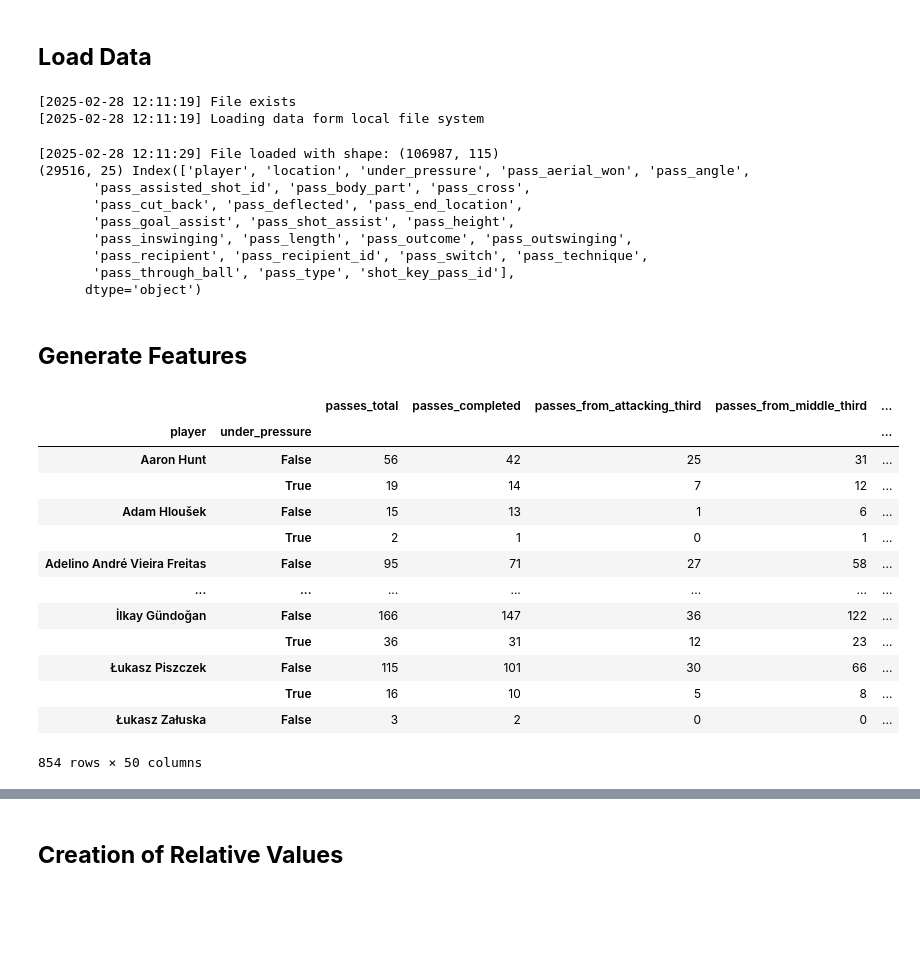
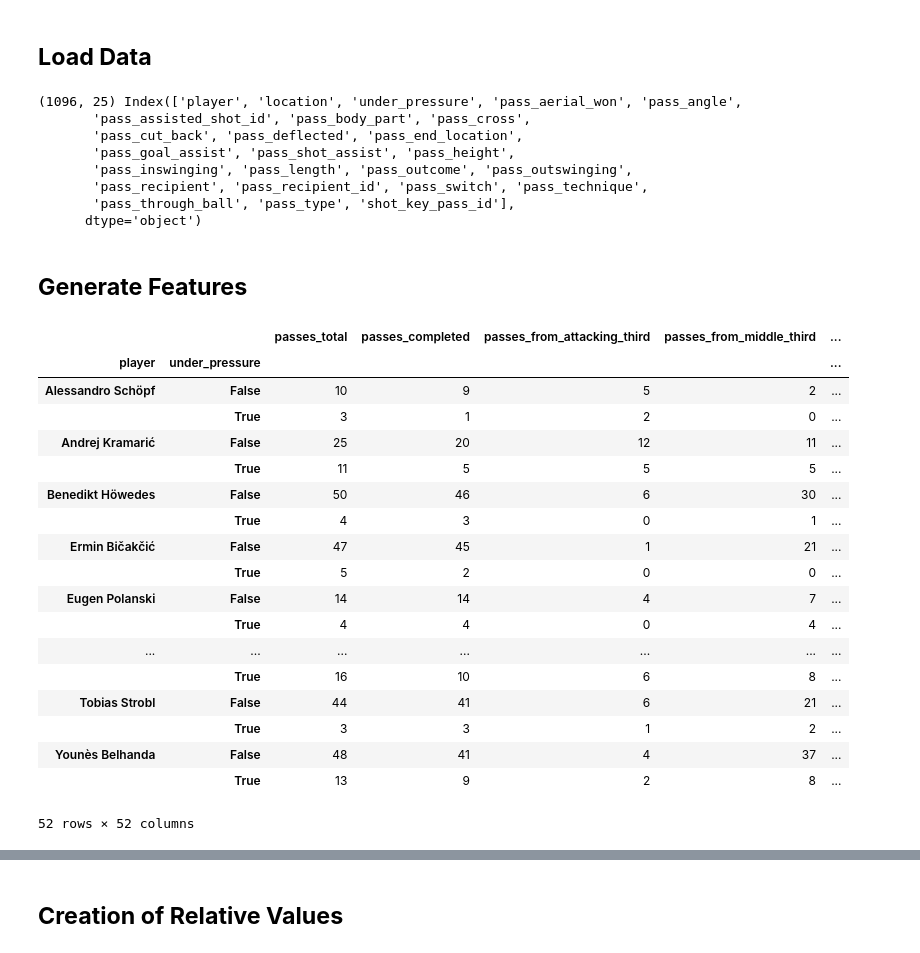
Before and after one commit to allorenz/football-player-similarity, a Jupyter notebook: src/passing.ipynb, the cells around one changed output, grey strips where cells are left out. Cells and saved outputs as stored; diff of their text form; code cells hidden in the pictures; blank space fills up the shorter version.

```diff
--- a/src/passing.ipynb
+++ b/src/passing.ipynb
@@ -96,20 +99,17 @@ def load_event_data(match=False):
         print(df.shape, df.columns)
         return df
 
-MATCH=False
+MATCH=True
 df = load_event_data(match=MATCH)
 # %% [output]
-[2025-02-28 12:11:19] File exists
-[2025-02-28 12:11:19] Loading data form local file system
+(1096, 25) Index(['player', 'location', 'under_pressure', 'pass_aerial_won', 'pass_angle',
+       'pass_assisted_shot_id', 'pass_body_part', 'pass_cross',
+       'pass_cut_back', 'pass_deflected', 'pass_end_location',
+       'pass_goal_assist', 'pass_shot_assist', 'pass_height',
+       'pass_inswinging', 'pass_length', 'pass_outcome', 'pass_outswinging',
+       'pass_recipient', 'pass_recipient_id', 'pass_switch', 'pass_technique',
+       'pass_through_ball', 'pass_type', 'shot_key_pass_id'],
+      dtype='object')
-[2025-02-28 12:11:29] File loaded with shape: (106987, 115)
-(29516, 25) Index(['player', 'location', 'under_pressure', 'pass_aerial_won', 'pass_angle',
-       'pass_assisted_shot_id', 'pass_body_part', 'pass_cross',
-       'pass_cut_back', 'pass_deflected', 'pass_end_location',
-       'pass_goal_assist', 'pass_shot_assist', 'pass_height',
-       'pass_inswinging', 'pass_length', 'pass_outcome', 'pass_outswinging',
-       'pass_recipient', 'pass_recipient_id', 'pass_switch', 'pass_technique',
-       'pass_through_ball', 'pass_type', 'shot_key_pass_id'],
-      dtype='object')
 # %% [markdown]
 ## __Generate Features__
 # %%
@@ -343,7 +343,7 @@ def player_pressure_grouping(df):
     df_with_flags['end_in_edge_box'] = df['pass_end_location'].apply(is_in_edge_of_the_box)
 
     # Pass type flags
-    df_with_flags['is_completed'] = df['pass_outcome'].apply(is_pass_completed)
+    df_with_flags['is_completed'] = df['pass_outcome'].isna()
     df_with_flags['is_vertical'] = df['pass_angle'].apply(is_vertical_pass)
     df_with_flags['is_horizontal'] = df['pass_angle'].apply(is_horizontal_pass)
     df_with_flags['is_backward'] = df['pass_angle'].apply(is_backward_pass)
@@ -353,6 +353,7 @@ def player_pressure_grouping(df):
     df_with_flags['is_switch'] = df['pass_switch'] == True
     df_with_flags['is_cross'] = df['pass_cross'] == True
     df_with_flags['is_cut_back'] = df['pass_cut_back'] == True
+    df_with_flags['is_through_ball'] = df['pass_technique'] == "Through Ball"
 
     # Pass length categories
     df_with_flags['is_short'] = (df['pass_length'] >= 5) & (df['pass_length'] <= 15)
@@ -374,7 +375,7 @@ def player_pressure_grouping(df):
     df_with_flags['into_box_not_from_box_completed'] = df_with_flags['into_box_not_from_box'] & df_with_flags['is_completed']
     df_with_flags['into_edge_box_not_from_edge_box'] = df_with_flags['end_in_edge_box'] & ~df_with_flags['is_in_edge_box']
     df_with_flags['into_edge_box_not_from_edge_box_completed'] = df_with_flags['into_edge_box_not_from_edge_box'] & df_with_flags['is_completed']
-
+    df_with_flags['is_through_ball_and_completed'] = (df_with_flags['is_through_ball']) & (df_with_flags['is_completed'])
 
     df_with_flags['within_attacking_third'] = df_with_flags['is_attacking_third'] & df_with_flags['end_attacking_third']
     df_with_flags['within_attacking_third_completed'] = df_with_flags['within_attacking_third'] & df_with_flags['is_completed']
@@ -427,6 +428,8 @@ def player_pressure_grouping(df):
         passes_into_goal_area=("end_in_goal_area", "sum"),
         passes_into_edge_of_the_box=("into_edge_box_not_from_edge_box", "sum"),
         passes_into_edge_of_the_box_completed=("into_edge_box_not_from_edge_box", "sum"),
+        passes_cuts_last_line_of_defence=("is_through_ball", "sum"),
+        passes_cuts_last_line_of_defence_completed=("is_through_ball_and_completed", "sum"),
         passes_within_attacking_third=("within_attacking_third", "sum"),
         passes_within_attacking_third_completed=("within_attacking_third_completed", "sum"),
         passes_total_distance=("pass_length", "sum"),
@@ -448,45 +451,50 @@ def player_pressure_grouping(df):
         passes_cut_back_into_edge_of_the_box=("cut_back_into_edge", "sum"),
         passes_high_vertical_into_edge_of_the_box=("high_vertical_into_edge", "sum"),
         passes_high_vertical_into_the_box=("high_vertical_into_box", "sum"),
         passes_low_vertical_into_edge_of_the_box=("low_vertical_into_edge", "sum"),
         passes_low_vertical_into_the_box=("low_vertical_into_box", "sum"),
         passes_high_horizontal_into_edge_of_the_box=("high_horizontal_into_edge", "sum"),
         passes_high_horizontal_into_the_box=("high_horizontal_into_box", "sum"),
         passes_low_horizontal_into_edge_of_the_box=("low_horizontal_into_edge", "sum"),
         passes_low_horizontal_into_the_box=("low_horizontal_into_box", "sum"),
         passes_progressive=("is_progressive", "sum"),
         passes_progressive_completed=("is_progressive_and_completed", "sum"),
         passes_horizontal=("is_horizontal_and_completed", "sum"),
         passes_horizontal_completed=("is_horizontal_and_completed", "sum"),
         passes_backward=("is_backward", "sum"),
         passes_backward_completed=("is_backward_and_completed", "sum"),
         passes_long_vertical=("is_long_and_vertical", "sum"),
         passes_long_vertical_from_defending_third=("is_long_vertical_and_from_defending_third", "sum"),
         passes_long_vertical_from_mid_third=("is_long_vertical_and_from_mid_third", "sum"),
         passes_long_vertical_from_mid_third_into_the_box=("is_long_vertical_and_from_mid_third_into_the_box", "sum"),
     )
 
     return result
 
 player_under_pressure_grouping = player_pressure_grouping(df)
 
 player_under_pressure_grouping["key_passes"] = player_under_pressure_grouping['passes_shot_assist'] + player_under_pressure_grouping['passes_goal_assist']
 player_under_pressure_grouping
 # %% [output]
 |  |  | passes_total | passes_completed | passes_from_attacking_third | passes_from_middle_third | ... |
 | player | under_pressure |  |  |  |  | ... |
-| Aaron Hunt | False | 56 | 42 | 25 | 31 | ... |
-|  | True | 19 | 14 | 7 | 12 | ... |
-| Adam Hloušek | False | 15 | 13 | 1 | 6 | ... |
-|  | True | 2 | 1 | 0 | 1 | ... |
-| Adelino André Vieira Freitas | False | 95 | 71 | 27 | 58 | ... |
+| Alessandro Schöpf | False | 10 | 9 | 5 | 2 | ... |
+|  | True | 3 | 1 | 2 | 0 | ... |
+| Andrej Kramarić | False | 25 | 20 | 12 | 11 | ... |
+|  | True | 11 | 5 | 5 | 5 | ... |
+| Benedikt Höwedes | False | 50 | 46 | 6 | 30 | ... |
+|  | True | 4 | 3 | 0 | 1 | ... |
+| Ermin Bičakčić | False | 47 | 45 | 1 | 21 | ... |
+|  | True | 5 | 2 | 0 | 0 | ... |
+| Eugen Polanski | False | 14 | 14 | 4 | 7 | ... |
+|  | True | 4 | 4 | 0 | 4 | ... |
 | ... | ... | ... | ... | ... | ... | ... |
-| İlkay Gündoğan | False | 166 | 147 | 36 | 122 | ... |
-|  | True | 36 | 31 | 12 | 23 | ... |
-| Łukasz Piszczek | False | 115 | 101 | 30 | 66 | ... |
-|  | True | 16 | 10 | 5 | 8 | ... |
-| Łukasz Załuska | False | 3 | 2 | 0 | 0 | ... |
+|  | True | 16 | 10 | 6 | 8 | ... |
+| Tobias Strobl | False | 44 | 41 | 6 | 21 | ... |
+|  | True | 3 | 3 | 1 | 2 | ... |
+| Younès Belhanda | False | 48 | 41 | 4 | 37 | ... |
+|  | True | 13 | 9 | 2 | 8 | ... |
-854 rows × 50 columns
+52 rows × 52 columns
 # %%
 total_stats = player_under_pressure_grouping.groupby('player').sum()
 player_under_pressure_grouping = player_under_pressure_grouping.add_prefix('up_')
```
Also changed, not shown: parts of 6 cells of this notebook, 4 other files.
